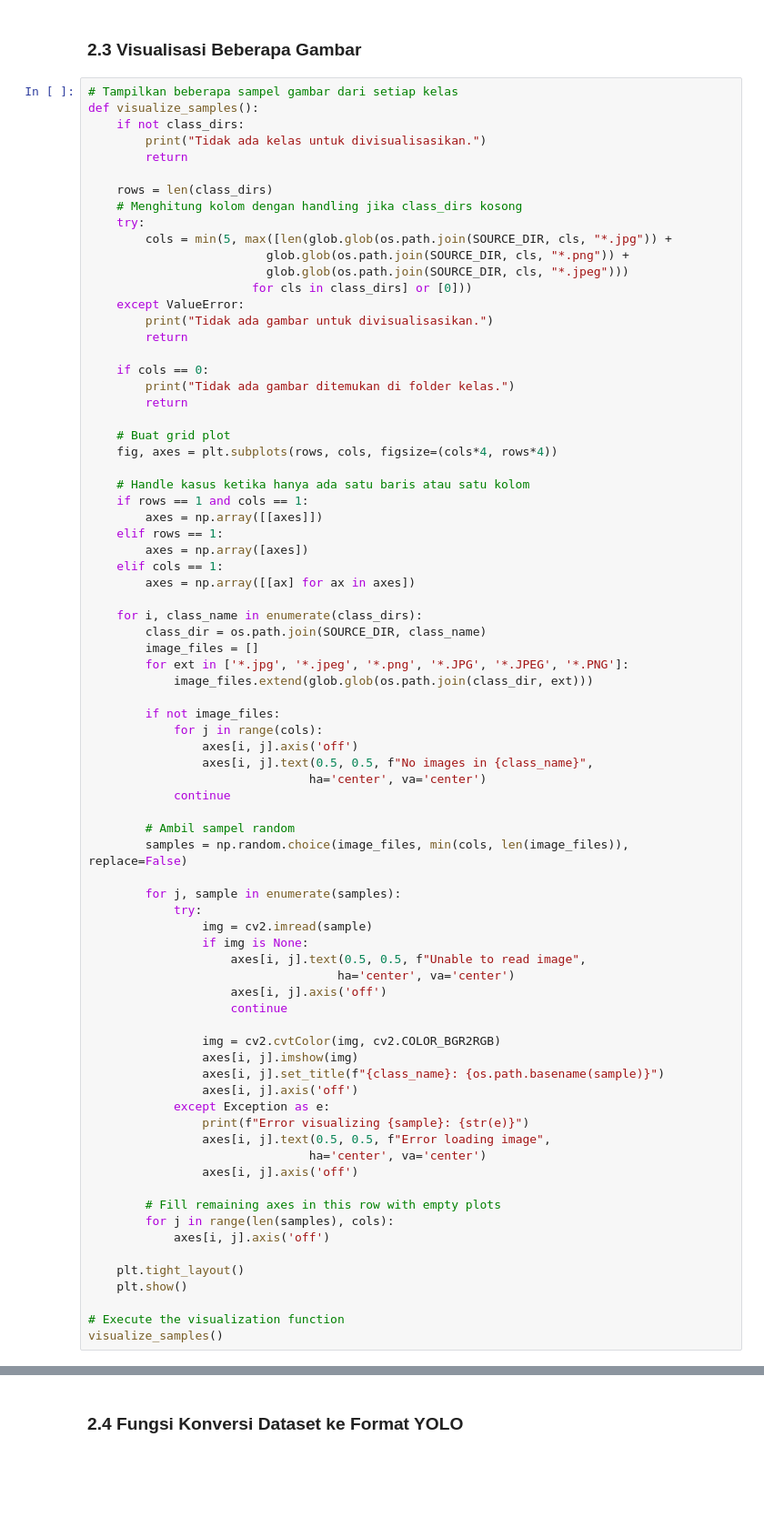
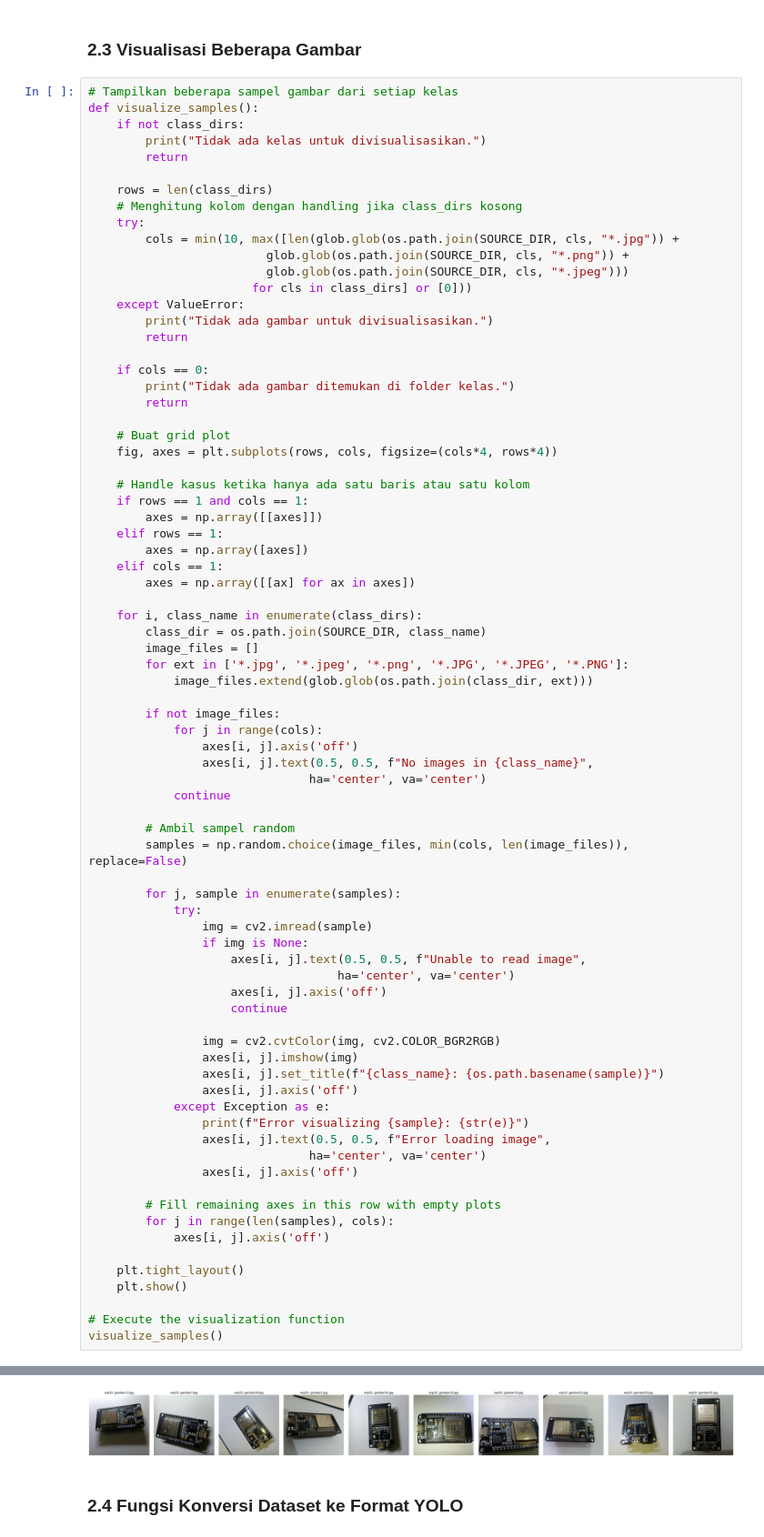
Before and after one commit to RaiJen-code/SOMEBODY, a Jupyter notebook: train_yolo_electronics.ipynb, the cells around one changed output, grey strips where cells are left out. Shown at 91% size. Saved outputs shown, nothing was run; the diff lists cells and outputs as text; blank space fills up the shorter version.

```diff
--- a/train_yolo_electronics.ipynb
+++ b/train_yolo_electronics.ipynb
@@ -92,7 +91,7 @@ def visualize_samples():
     rows = len(class_dirs)
     # Menghitung kolom dengan handling jika class_dirs kosong
     try:
-        cols = min(5, max([len(glob.glob(os.path.join(SOURCE_DIR, cls, "*.jpg")) +
+        cols = min(10, max([len(glob.glob(os.path.join(SOURCE_DIR, cls, "*.jpg")) +
                          glob.glob(os.path.join(SOURCE_DIR, cls, "*.png")) +
                          glob.glob(os.path.join(SOURCE_DIR, cls, "*.jpeg")))
                        for cls in class_dirs] or [0]))
@@ -164,3 +162,4 @@ Tidak ada kelas untuk divisualisasikan.
+[figure, added]
 # %% [markdown]
 ### 2.4 Fungsi Konversi Dataset ke Format YOLO
 # %%
```
Also changed, not shown: parts of 5 cells of this notebook, 39 other files.
